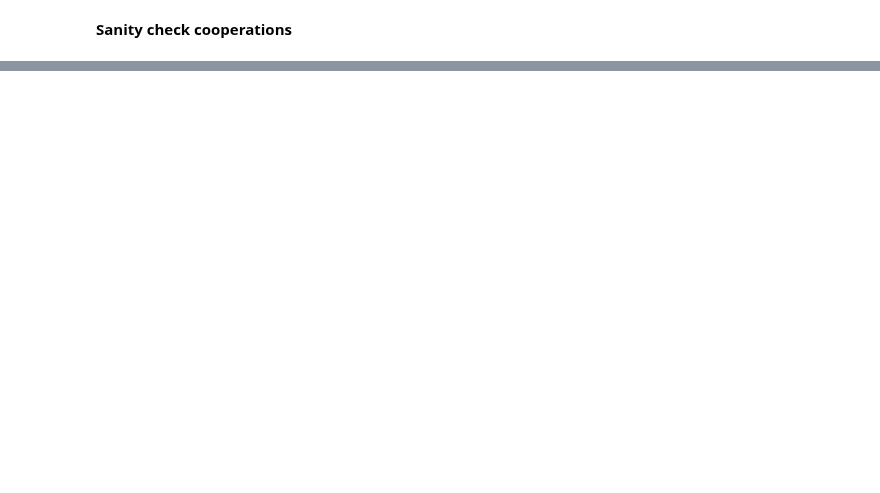
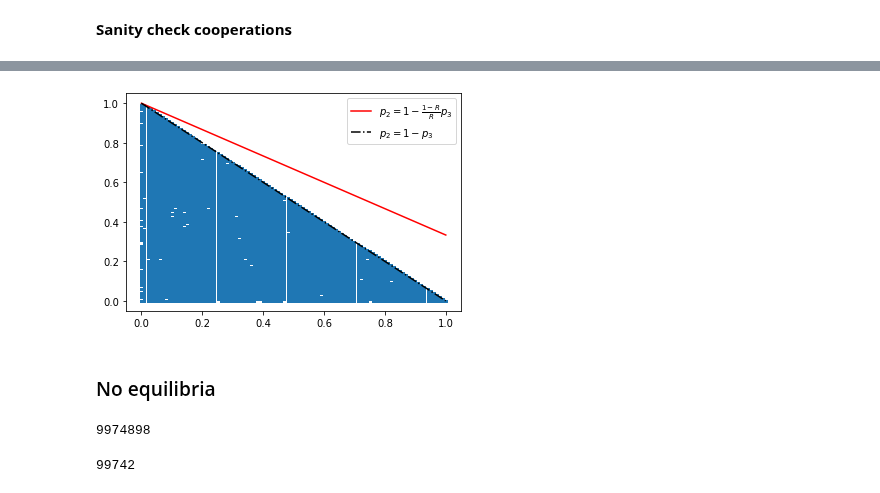
Before and after one commit to Nikoleta-v3/conditional-cooperation-with-longer-memory, a Jupyter notebook: nbs/Numerical simulations.ipynb, the cells around one changed output, grey strips where cells are left out. Drawn from its saved outputs; the diff is of its cells as text; code cells hidden in the pictures; blank space fills up the shorter version.

```diff
--- a/nbs/Numerical simulations.ipynb
+++ b/nbs/Numerical simulations.ipynb
@@ -473,0 +449,3 @@ axes[2].set_title("Three bits", fontweight="bold");
+# %%
+df = pd.read_csv("../checks/dimensions_4_number_of_trials_3_decimals_10000000.csv",
+                names=columns)
@@ -473,0 +467,4 @@ axes[2].set_title("Three bits", fontweight="bold");
+# %%
+per_player = df.groupby('ID')['condition'].all()
+# %%
+eq_players_ID = per_player[per_player == True].index
@@ -473,0 +475,2 @@ axes[2].set_title("Three bits", fontweight="bold");
+# %%
+eq_df = df[df['ID'].isin(eq_players_ID)]
@@ -473,0 +486,17 @@ axes[2].set_title("Three bits", fontweight="bold");
+# %%
+x = np.linspace(0, 1, 100).round(2)
+
+y1 = 1 - ((1 -  0.6) / 0.6) * x
+y2 = 1 - x
+
+plt.plot(x, y1, '-r', label=r'$p_2 = 1 - \frac{1 - R}{R} p_3$')
+
+plt.plot(x, y2, linestyle="-.", color='black', label='$p_2 = 1 - p_3$')
+
+plt.scatter(eq_df['p3'], eq_df['p2'], s=3);
+
+plt.legend();
+# %% [output]
+[figure, added]
+# %% [markdown]
+### No equilibria
@@ -473,0 +505,4 @@ axes[2].set_title("Three bits", fontweight="bold");
+# %%
+len(no_eq_players_ID)
+# %% [output]
+9974898
@@ -473,0 +515,4 @@ axes[2].set_title("Three bits", fontweight="bold");
+# %%
+len(sets)
+# %% [output]
+99742
```
Also changed, not shown: parts of 63 cells of this notebook, 2 other files.
